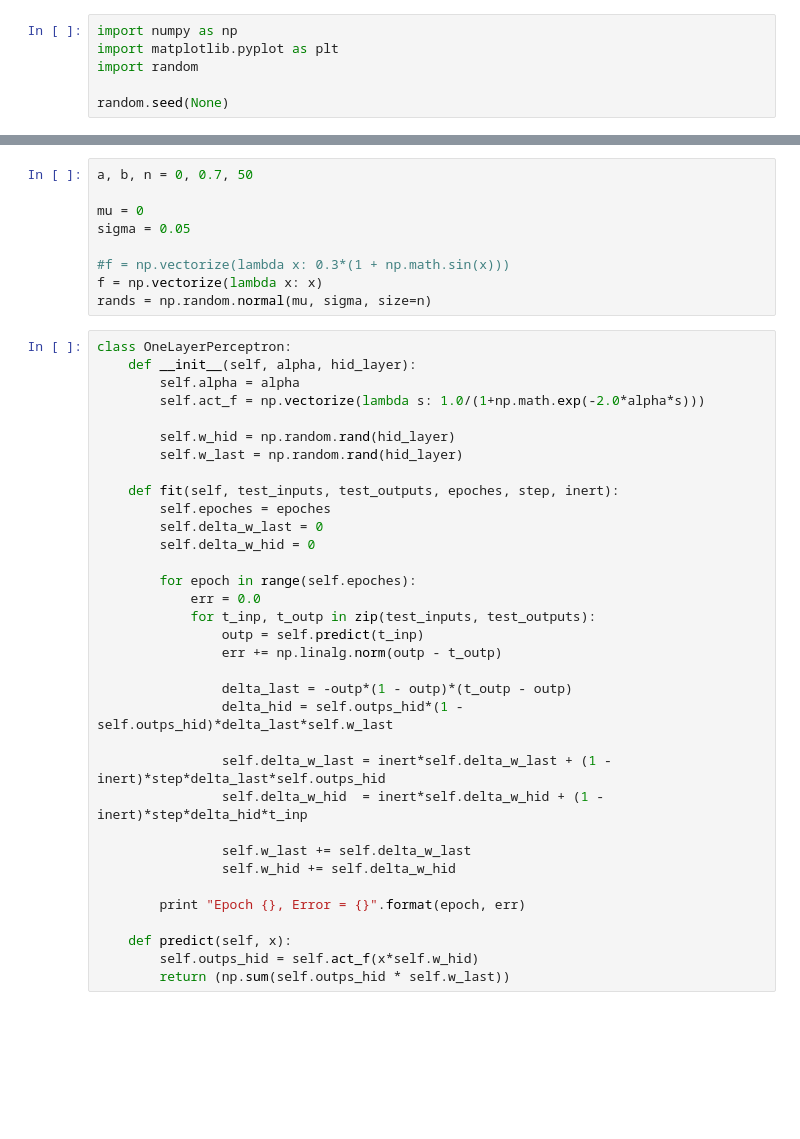
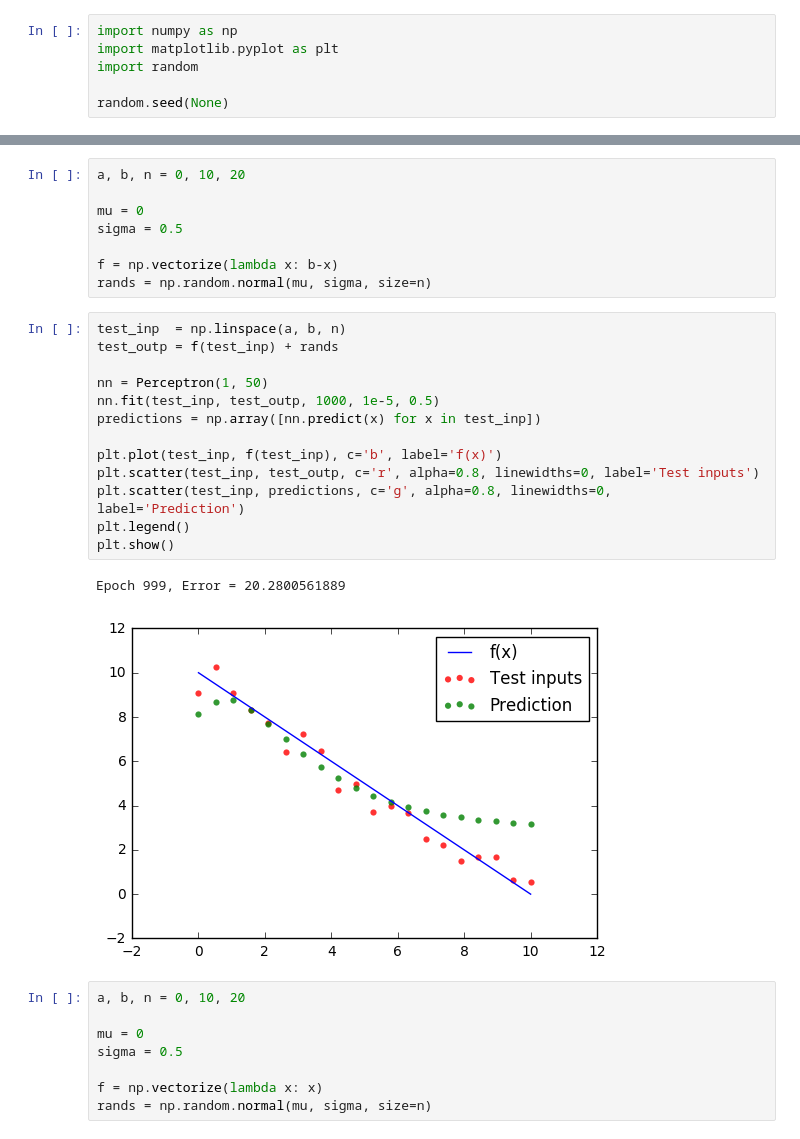
Before and after one commit to BorisLestsov/Perceptron, a Jupyter notebook: First.ipynb, the cells around one changed output, grey strips where cells are left out. Saved outputs shown, nothing was run; the diff lists cells and outputs as text; blank space fills up the shorter version.

```diff
--- a/First.ipynb
+++ b/First.ipynb
@@ -7,46 +41,35 @@ random.seed(None)
+# %%
+a, b, n = 0, 10, 20
+
+mu = 0
+sigma = 0.5
+
+f = np.vectorize(lambda x: b-x)
+rands = np.random.normal(mu, sigma, size=n)
+# %%
+test_inp  = np.linspace(a, b, n)
+test_outp = f(test_inp) + rands
+
+nn = Perceptron(1, 50)
+nn.fit(test_inp, test_outp, 1000, 1e-5, 0.5)
+predictions = np.array([nn.predict(x) for x in test_inp])
+
+plt.plot(test_inp, f(test_inp), c='b', label='f(x)')
+plt.scatter(test_inp, test_outp, c='r', alpha=0.8, linewidths=0, label='Test inputs')
+plt.scatter(test_inp, predictions, c='g', alpha=0.8, linewidths=0, label='Prediction')
+plt.legend()
+plt.show()
+# %% [output]
+Epoch 999, Error = 20.2800561889
+[figure, added]
 # %%
-a, b, n = 0, 0.7, 50
+a, b, n = 0, 10, 20
 
 mu = 0
-sigma = 0.05
+sigma = 0.5
 
-#f = np.vectorize(lambda x: 0.3*(1 + np.math.sin(x)))
 f = np.vectorize(lambda x: x)
 rands = np.random.normal(mu, sigma, size=n)
-# %%
-class OneLayerPerceptron:
-    def __init__(self, alpha, hid_layer):
-        self.alpha = alpha
-        self.act_f = np.vectorize(lambda s: 1.0/(1+np.math.exp(-2.0*alpha*s)))
-
-        self.w_hid = np.random.rand(hid_layer)
-        self.w_last = np.random.rand(hid_layer)
-
-    def fit(self, test_inputs, test_outputs, epoches, step, inert):
-        self.epoches = epoches
-        self.delta_w_last = 0
-        self.delta_w_hid = 0
-
-        for epoch in range(self.epoches):
-            err = 0.0
-            for t_inp, t_outp in zip(test_inputs, test_outputs):
-                outp = self.predict(t_inp)
-                err += np.linalg.norm(outp - t_outp)
-
-                delta_last = -outp*(1 - outp)*(t_outp - outp)
-                delta_hid = self.outps_hid*(1 - self.outps_hid)*delta_last*self.w_last
-
-                self.delta_w_last = inert*self.delta_w_last + (1 - inert)*step*delta_last*self.outps_hid
-                self.delta_w_hid  = inert*self.delta_w_hid + (1 - inert)*step*delta_hid*t_inp
-
-                self.w_last += self.delta_w_last
-                self.w_hid += self.delta_w_hid
-
-        print "Epoch {}, Error = {}".format(epoch, err)
-
-    def predict(self, x):
-        self.outps_hid = self.act_f(x*self.w_hid)
-        return (np.sum(self.outps_hid * self.w_last))
 # %%
 test_inp  = np.linspace(a, b, n)
 test_outp = f(test_inp) + rands
```
Also changed, not shown: parts of 2 cells of this notebook.
